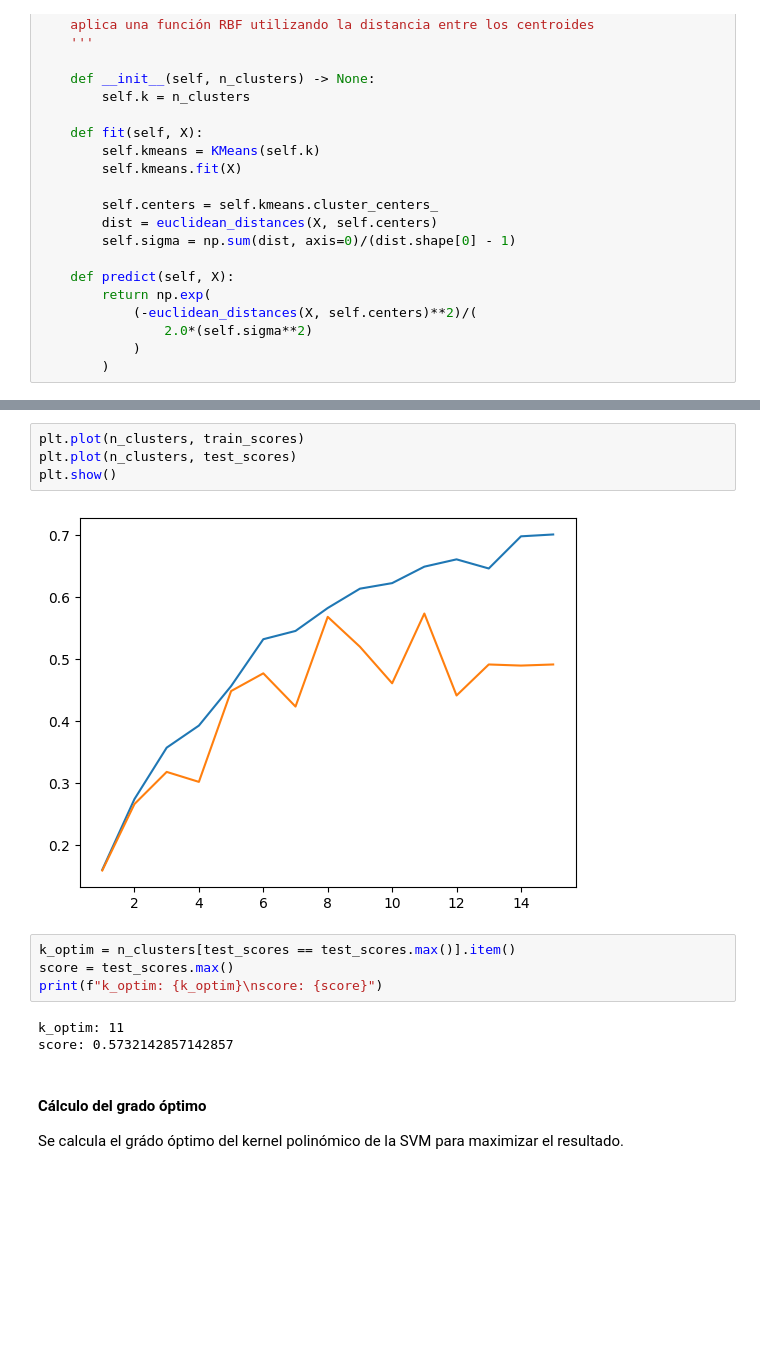
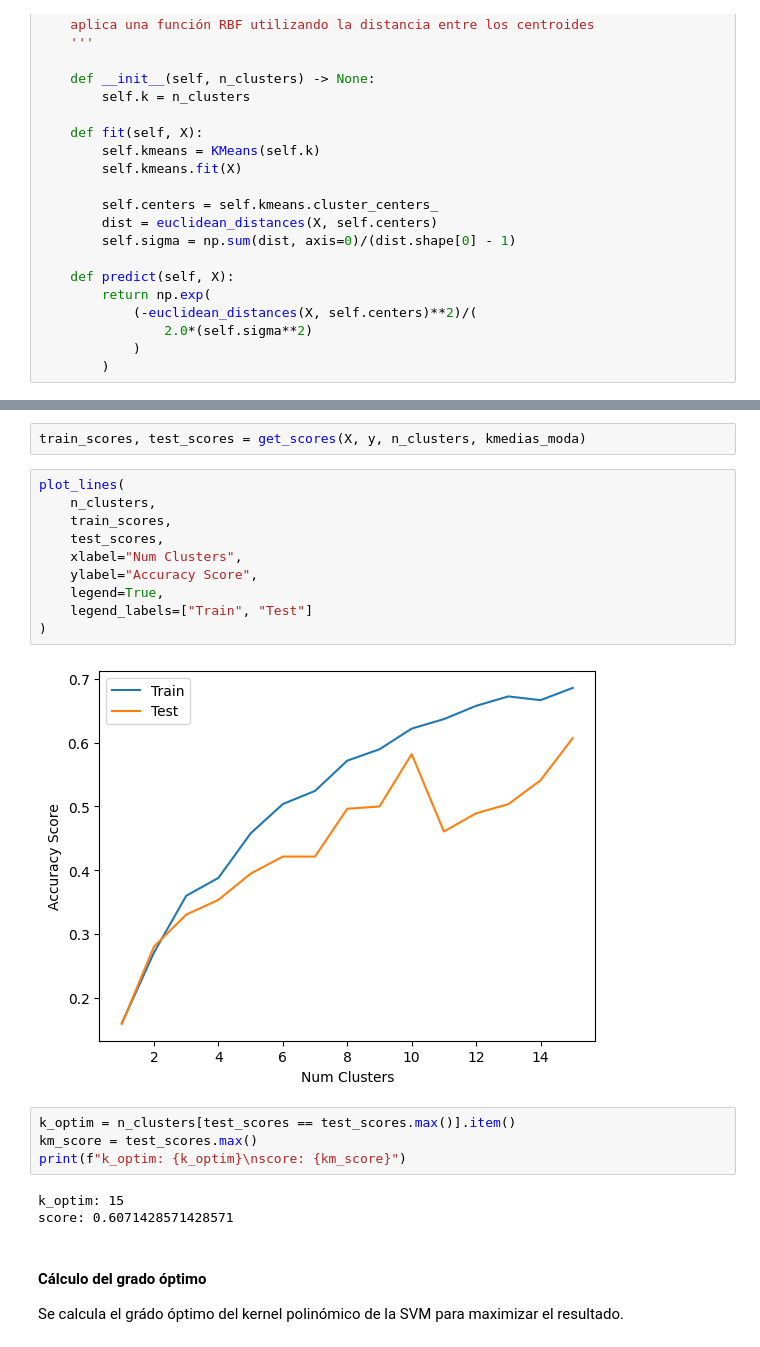
Before and after one commit to pabbuen/TFG-ProduccionElectrica, a Jupyter notebook: codigo/notebooks/preprocesamiento.ipynb, the cells around one changed output, grey strips where cells are left out. Drawn from its saved outputs; the diff is of its cells as text; blank space fills up the shorter version.

```diff
--- a/codigo/notebooks/preprocesamiento.ipynb
+++ b/codigo/notebooks/preprocesamiento.ipynb
@@ -227,16 +385,24 @@ for i in n_clusters:
-# %%
-plt.plot(n_clusters, train_scores)
-plt.plot(n_clusters, test_scores)
-plt.show()
-# %% [output]
-[figure, removed]
+# %%
+train_scores, test_scores = get_scores(X, y, n_clusters, kmedias_moda)
+# %%
+plot_lines(
+    n_clusters,
+    train_scores,
+    test_scores,
+    xlabel="Num Clusters",
+    ylabel="Accuracy Score",
+    legend=True,
+    legend_labels=["Train", "Test"]
+)
+# %% [output]
+[figure, added]
 # %%
 k_optim = n_clusters[test_scores == test_scores.max()].item()
-score = test_scores.max()
-print(f"k_optim: {k_optim}\nscore: {score}")
+km_score = test_scores.max()
+print(f"k_optim: {k_optim}\nscore: {km_score}")
 # %% [output]
-k_optim: 11
-score: 0.5732142857142857
+k_optim: 15
+score: 0.6071428571428571
 # %% [markdown]
 #### Cálculo del grado óptimo
 Se calcula el grádo óptimo del kernel polinómico de la SVM
```
Also changed, not shown: parts of 44 cells of this notebook.
